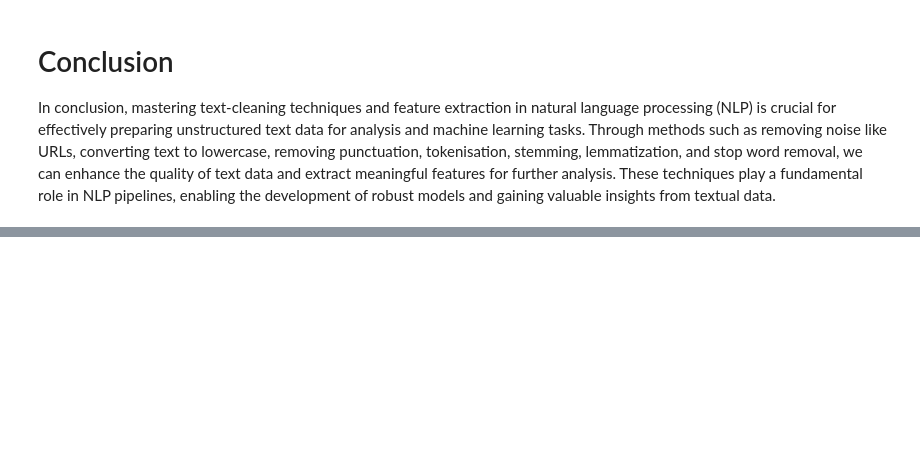
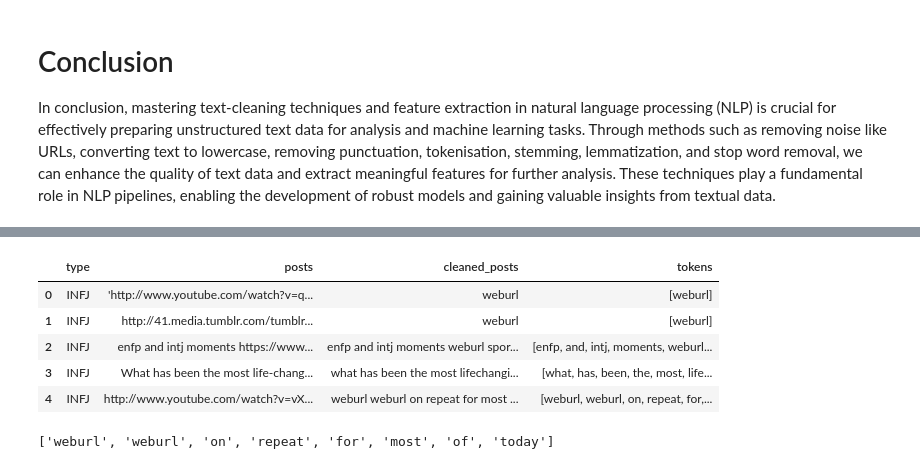
Before and after one commit to mut-rogers/Machine-Learning, a Jupyter notebook: Natural Language Processing - NLP/Introduction_to_NLP_and_cleaning_text_Examples.ipynb, the cells around one changed output, grey strips where cells are left out. Drawn from its saved outputs; the diff is of its cells as text; code cells hidden in the pictures; blank space fills up the shorter version.

```diff
--- a/Natural Language Processing - NLP/Introduction_to_NLP_and_cleaning_text_Examples.ipynb
+++ b/Natural Language Processing - NLP/Introduction_to_NLP_and_cleaning_text_Examples.ipynb
@@ -700,0 +724,3 @@ In conclusion, mastering text-cleaning techniques and feature extraction in natu
+# %%
+df = pd.DataFrame(temp_list, columns=["type", "posts"])
+df.shape
@@ -700,0 +729,9 @@ In conclusion, mastering text-cleaning techniques and feature extraction in natu
+# %%
+# Start with Text Clearning activities
+
+# Step 1: Remove the URLS, Replate it with text "url-web"
+
+url_pattern = r"http[s]?://(?:[A-Za-z]|[0-9]|[-_@*$.+]|[!*\(\)/?=,]|(:?%[0-9A-Fa-f][0-9A-Fa-f]))+"
+replace_url_string_with = "web-url"
+
+df["cleaned_posts"] = df.posts.replace(to_replace=url_pattern, value=replace_url_string_with, regex=True)
@@ -700,0 +775,16 @@ In conclusion, mastering text-cleaning techniques and feature extraction in natu
+# %%
+# Step 4: Tokenization
+tokenizer = TreebankWordTokenizer()
+df["tokens"] = df.cleaned_posts.apply(tokenizer.tokenize)
+df.head()
+# %% [output]
+|  | type | posts | cleaned_posts | tokens |
+| 0 | INFJ | 'http://www.youtube.com/watch?v=q... | weburl | [weburl] |
+| 1 | INFJ | http://41.media.tumblr.com/tumblr... | weburl | [weburl] |
+| 2 | INFJ | enfp and intj moments https://www... | enfp and intj moments weburl spor... | [enfp, and, intj, moments, weburl... |
+| 3 | INFJ | What has been the most life-chang... | what has been the most lifechangi... | [what, has, been, the, most, life... |
+| 4 | INFJ | http://www.youtube.com/watch?v=vX... | weburl weburl on repeat for most ... | [weburl, weburl, on, repeat, for,... |
+# %%
+df.tokens.iloc[4]
+# %% [output]
+['weburl', 'weburl', 'on', 'repeat', 'for', 'most', 'of', 'today']
```
Also changed, not shown: parts of 20 cells of this notebook.
